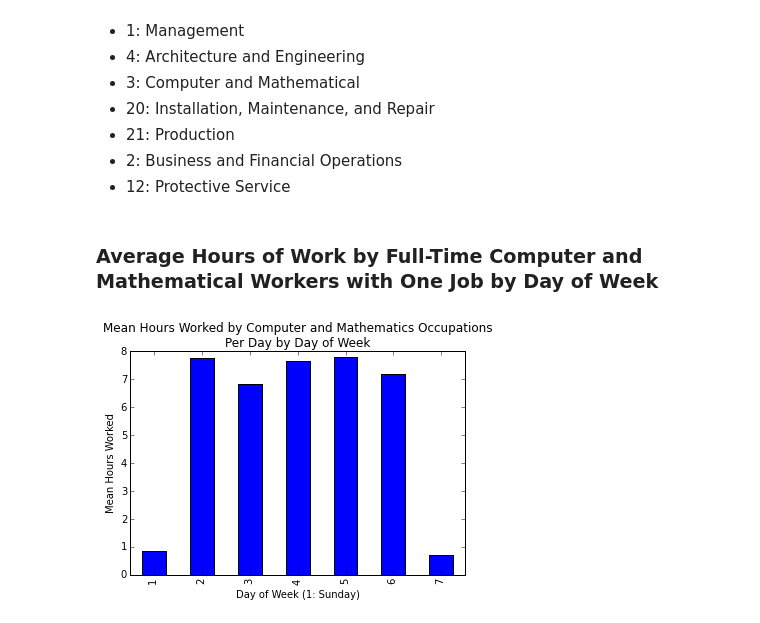
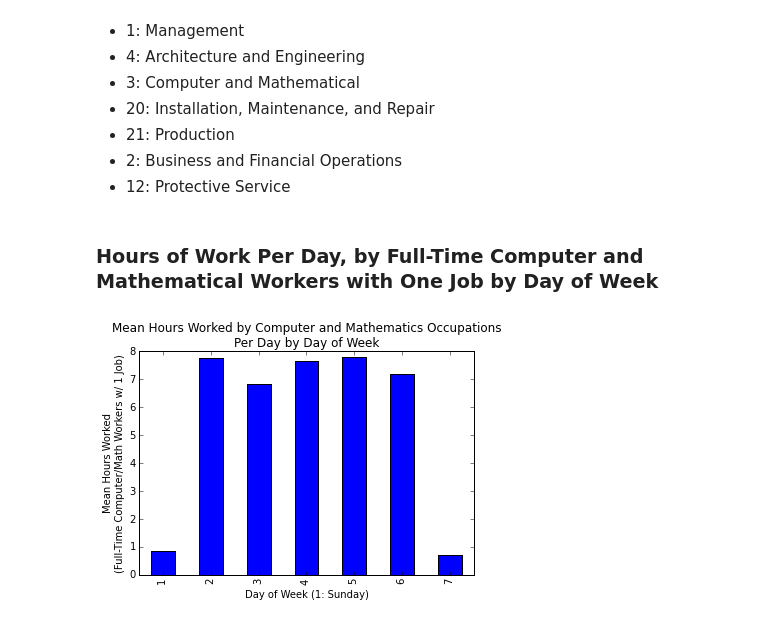
Before and after one commit to ahartz1/atus-analysis, a Jupyter notebook: atus-analysis.ipynb, the cells around one changed output. Cells and saved outputs as stored; diff of their text form; code cells hidden in the pictures.

```diff
--- a/atus-analysis.ipynb
+++ b/atus-analysis.ipynb
@@ -646,7 +646,7 @@ Occupation types with a mean average work week over 40 hours:
 * 2: Business and Financial Operations
 * 12: Protective Service
 # %% [markdown]
-### Average Hours of Work by Full-Time Computer and Mathematical Workers with One Job by Day of Week
+### Hours of Work Per Day, by Full-Time Computer and Mathematical Workers with One Job by Day of Week
 # %%
 ft_hw_dow_onejob_compmath = ft_hwk_onejob_indus[ft_hwk_onejob_indus['TRDTOCC1'] == 3]
 # %%
@@ -659,12 +659,12 @@ mean_ft_hw_dow_onejob_compmath = pivot_ft_hw_dow_onejob_compmath.sum(axis=1)/ \
 # %%
 mean_ft_hw_dow_onejob_compmath.plot(kind='bar',
                                     title='Mean Hours Worked by Computer and Mathematics Occupations\n'
                                           'Per Day by Day of Week')
 plt.xlabel('Day of Week (1: Sunday)')
-plt.ylabel('Mean Hours Worked')
+plt.ylabel('Mean Hours Worked\n(Full-Time Computer/Math Workers w/ 1 Job)')
 plt.show()
 # %% [output]
-[figure, old version]
+[figure, new version]
 # %%
 # roster = pd.read_csv('data/atusrost_2014.dat')
 # roster.head(2)
```
Also changed, not shown: parts of 7 cells of this notebook.
